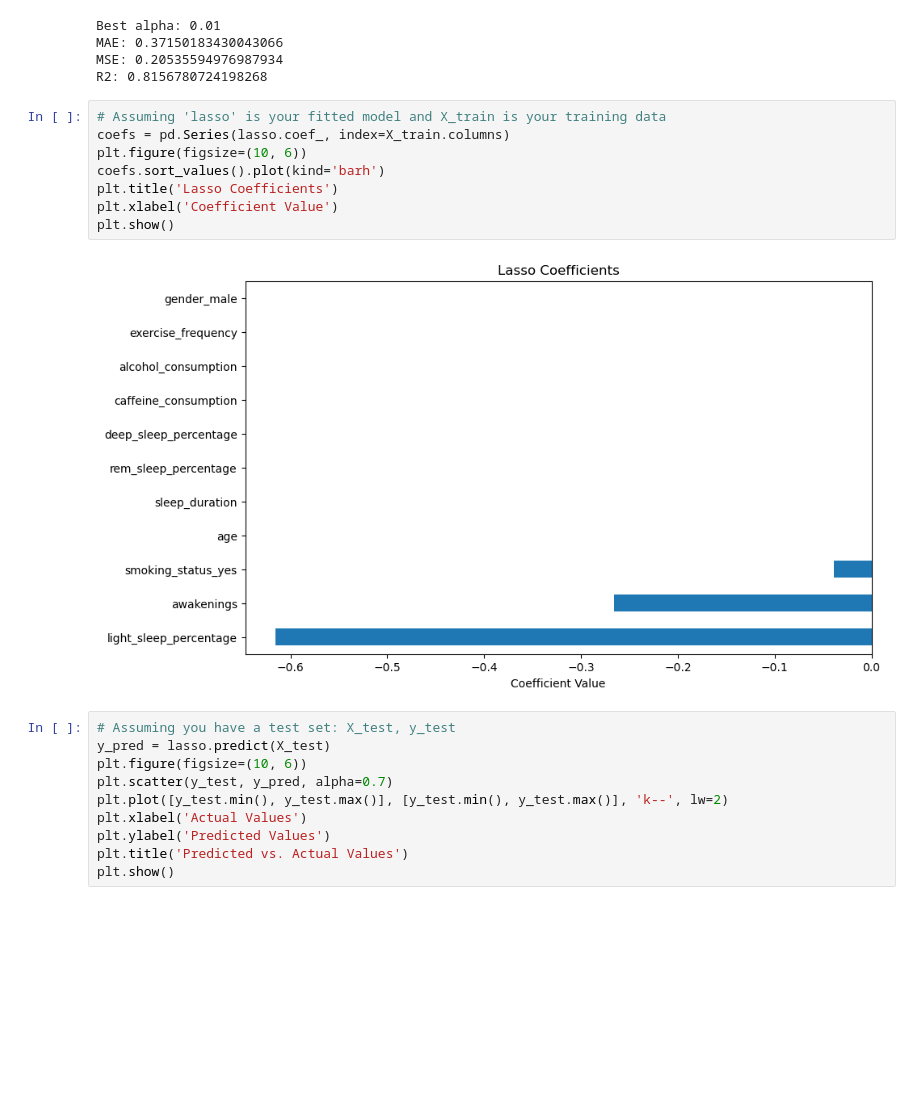
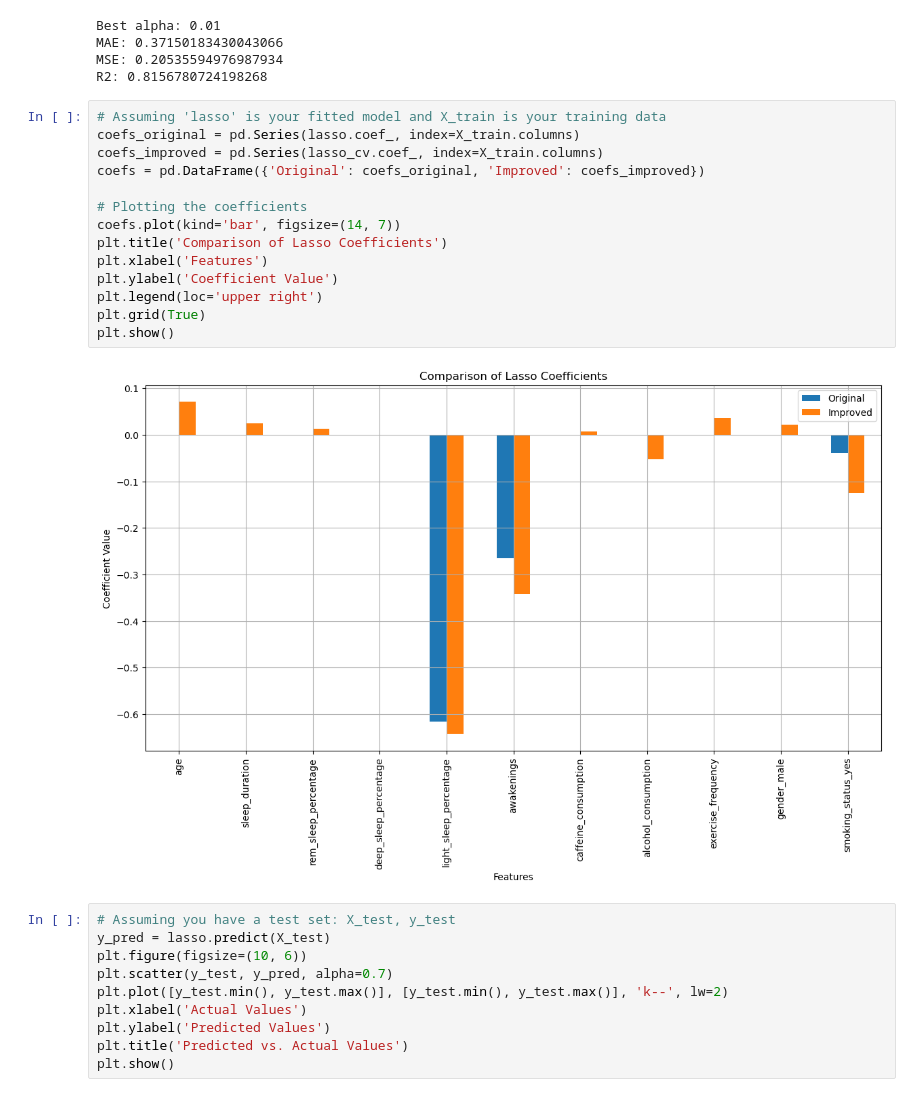
Before and after one commit to Jelles/ML-Model, a Jupyter notebook: lasso_regression.ipynb, the cells around one changed output. Cells and saved outputs as stored; diff of their text form; blank space fills up the shorter version.

```diff
--- a/lasso_regression.ipynb
+++ b/lasso_regression.ipynb
@@ -93,14 +93,20 @@ MSE: 0.20535594976987934
 R2: 0.8156780724198268
 # %%
 # Assuming 'lasso' is your fitted model and X_train is your training data
-coefs = pd.Series(lasso.coef_, index=X_train.columns)
-plt.figure(figsize=(10, 6))
-coefs.sort_values().plot(kind='barh')
-plt.title('Lasso Coefficients')
-plt.xlabel('Coefficient Value')
+coefs_original = pd.Series(lasso.coef_, index=X_train.columns)
+coefs_improved = pd.Series(lasso_cv.coef_, index=X_train.columns)
+coefs = pd.DataFrame({'Original': coefs_original, 'Improved': coefs_improved})
+
+# Plotting the coefficients
+coefs.plot(kind='bar', figsize=(14, 7))
+plt.title('Comparison of Lasso Coefficients')
+plt.xlabel('Features')
+plt.ylabel('Coefficient Value')
+plt.legend(loc='upper right')
+plt.grid(True)
 plt.show()
 # %% [output]
-[figure, old version]
+[figure, new version]
 # %%
 # Assuming you have a test set: X_test, y_test
 y_pred = lasso.predict(X_test)
```
Also changed, not shown: 2 other files.
